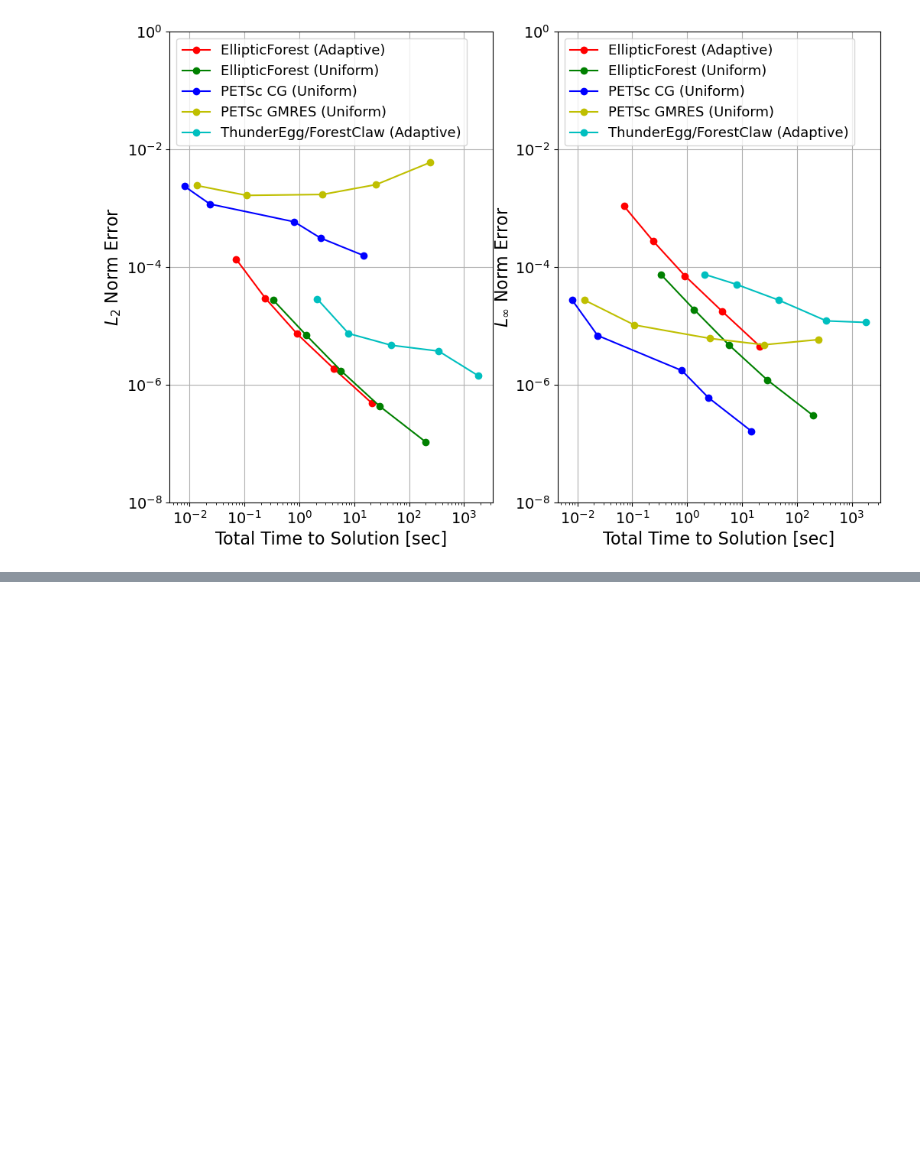
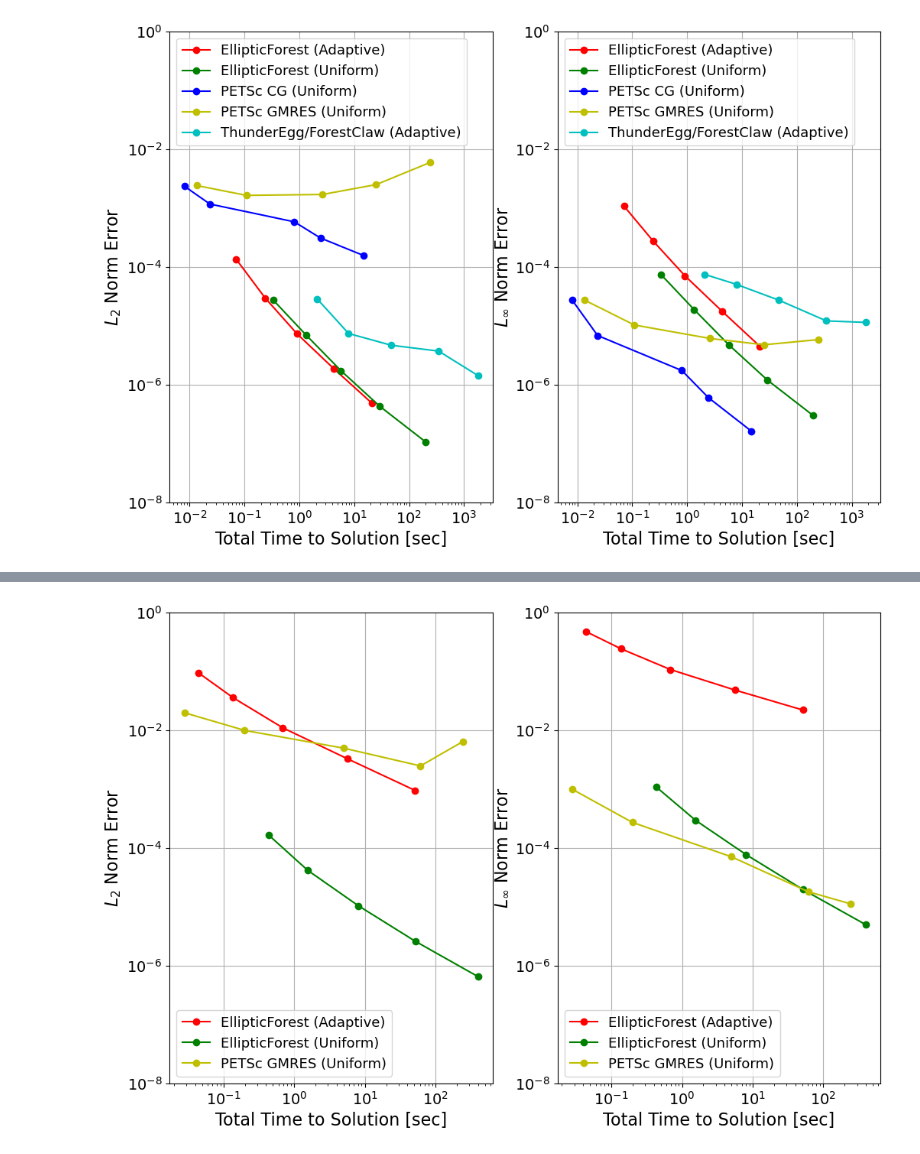
Before and after one commit to DamynChipman/Dissertation, a Jupyter notebook: src/scripts/plots.ipynb, the cells around one changed output, grey strips where cells are left out. Cells and saved outputs as stored; diff of their text form; code cells hidden in the pictures; blank space fills up the shorter version.

Commit message:
Data for cases 2 (variable Poisson) and 3 (high wavenumber Helmholtz) are compiled.

```diff
--- a/src/scripts/plots.ipynb
+++ b/src/scripts/plots.ipynb
@@ -174,0 +177,7 @@ plt.savefig(fig_dir + 'case01-work-precision-plots-no-title.png')
+# %%
+# Import data
+data_elliptic_forest_adaptive = pd.read_csv(data_dir + 'case02-elliptic-forest-adaptive.csv')
+data_elliptic_forest_uniform = pd.read_csv(data_dir + 'case02-elliptic-forest-uniform.csv')
+# data_thunderegg_adaptive = pd.read_csv(data_dir + 'case01-thunderegg-adaptive.csv')
+# data_petsc_cg_uniform = pd.read_csv(data_dir + 'case01-petsc-cg-uniform.csv')
+data_petsc_gmres_uniform = pd.read_csv(data_dir + 'case02-petsc-gmres-uniform.csv')
@@ -174,0 +278,60 @@ plt.savefig(fig_dir + 'case01-work-precision-plots-no-title.png')
+# %%
+ef_adaptive_l1_error = np.array(data_elliptic_forest_adaptive['l1_error'])
+ef_adaptive_l2_error = np.array(data_elliptic_forest_adaptive['l2_error'])
+ef_adaptive_lI_error = np.array(data_elliptic_forest_adaptive['lI_error'])
+ef_adaptive_total_time = np.array(data_elliptic_forest_adaptive['total_time'])
+
+ef_uniform_l1_error = np.array(data_elliptic_forest_uniform['l1_error'])
+ef_uniform_l2_error = np.array(data_elliptic_forest_uniform['l2_error'])
+ef_uniform_lI_error = np.array(data_elliptic_forest_uniform['lI_error'])
+ef_uniform_total_time = np.array(data_elliptic_forest_uniform['total_time'])
+
+# te_adaptive_l1_error = np.array(data_thunderegg_adaptive['l1_error'])
+# te_adaptive_l2_error = np.array(data_thunderegg_adaptive['l2_error'])
+# te_adaptive_lI_error = np.array(data_thunderegg_adaptive['lI_error'])
+# te_adaptive_total_time = np.array(data_thunderegg_adaptive['total_time'])
+
+# petsc_cg_uniform_l1_error = np.array(data_petsc_cg_uniform['l1_error'])
+# petsc_cg_uniform_l2_error = np.array(data_petsc_cg_uniform['l2_error'])
+# petsc_cg_uniform_lI_error = np.array(data_petsc_cg_uniform['lI_error'])
+# petsc_cg_uniform_total_time = np.array(data_petsc_cg_uniform['total_time'])
+
+petsc_gmres_uniform_l1_error = np.array(data_petsc_gmres_uniform['l1_error'])
+petsc_gmres_uniform_l2_error = np.array(data_petsc_gmres_uniform['l2_error'])
+petsc_gmres_uniform_lI_error = np.array(data_petsc_gmres_uniform['lI_error'])
+petsc_gmres_uniform_total_time = np.array(data_petsc_gmres_uniform['total_time'])
+
+fig, axs = plt.subplots(1, 2, figsize=(12,8))
+
+axs[0].loglog(ef_adaptive_total_time, ef_adaptive_l2_error, 'r-o', label='EllipticForest (Adaptive)')
+axs[0].loglog(ef_uniform_total_time, ef_uniform_l2_error, 'g-o', label='EllipticForest (Uniform)')
+# axs[0].loglog(petsc_cg_uniform_total_time, petsc_cg_uniform_l2_error, 'b-o', label='PETSc CG (Uniform)')
+axs[0].loglog(petsc_gmres_uniform_total_time, petsc_gmres_uniform_l2_error, 'y-o', label='PETSc GMRES (Uniform)')
+# axs[0].loglog(te_adaptive_total_time, te_adaptive_l2_error, 'c-o', label='ThunderEgg/ForestClaw (Adaptive)')
+
+axs[0].set_ylim([1e-8, 1e0])
+axs[0].set_xlabel('Total Time to Solution [sec]', size=16)
+axs[0].set_ylabel(r'$L_2$ Norm Error', size=16)
+axs[0].legend(loc='lower left', prop={'size':13})
+axs[0].tick_params(axis='both', labelsize=14)
+axs[0].grid()
+
+axs[1].loglog(ef_adaptive_total_time, ef_adaptive_lI_error, 'r-o', label='EllipticForest (Adaptive)')
+axs[1].loglog(ef_uniform_total_time, ef_uniform_lI_error, 'g-o', label='EllipticForest (Uniform)')
+# axs[1].loglog(petsc_cg_uniform_total_time, petsc_cg_uniform_lI_error, 'b-o', label='PETSc CG (Uniform)')
+axs[1].loglog(petsc_gmres_uniform_total_time, petsc_gmres_uniform_lI_error, 'y-o', label='PETSc GMRES (Uniform)')
+# axs[1].loglog(te_adaptive_total_time, te_adaptive_lI_error, 'c-o', label='ThunderEgg/ForestClaw (Adaptive)')
+
+axs[1].set_ylim([1e-8, 1e0])
+axs[1].set_xlabel('Total Time to Solution [sec]', size=16)
+axs[1].set_ylabel(r'$L_{\infty}$ Norm Error', size=16)
+axs[1].legend(loc='lower left', prop={'size':13})
+axs[1].tick_params(axis='both', labelsize=14)
+axs[1].grid()
+
+# plt.suptitle('Work-Precision Plots for Poisson Equation Solve', size=16)
+# plt.subplots_adjust(top=0.90)
+plt.savefig(fig_dir + 'case02-work-precision-plots-no-title.pdf')
+plt.savefig(fig_dir + 'case02-work-precision-plots-no-title.png')
+# %% [output]
+[figure, added]
```
Also changed, not shown: parts of 2 cells of this notebook, 11 other files.
